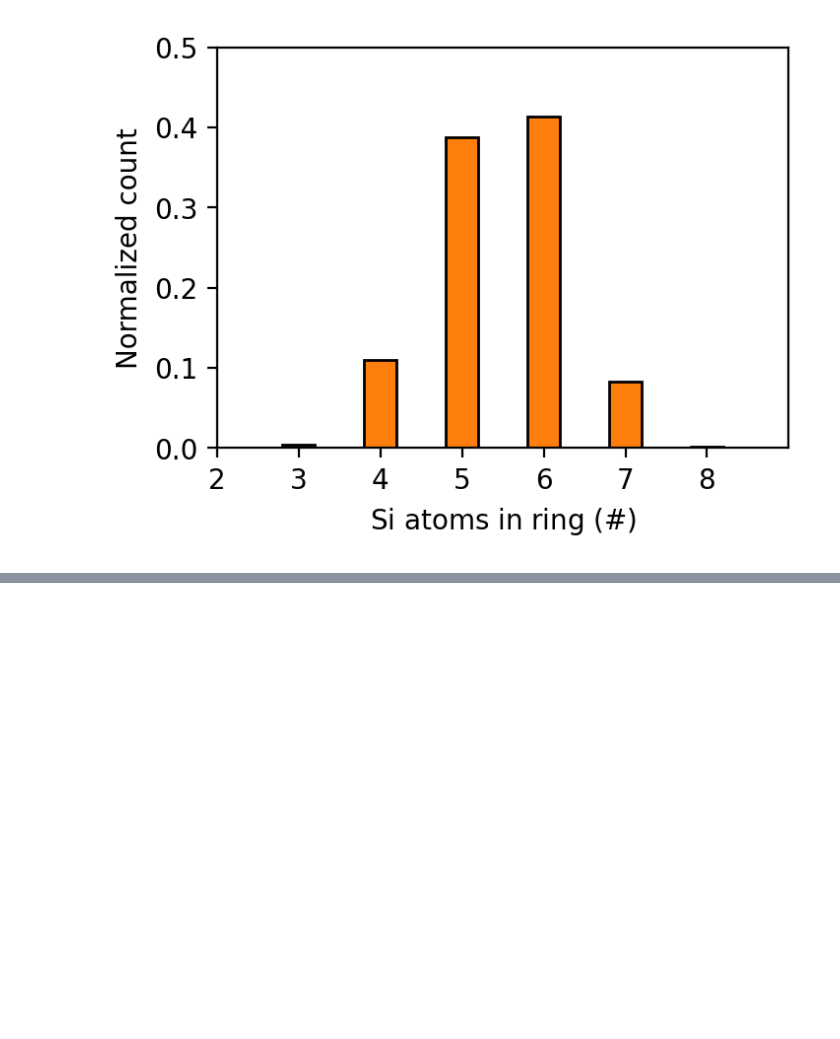
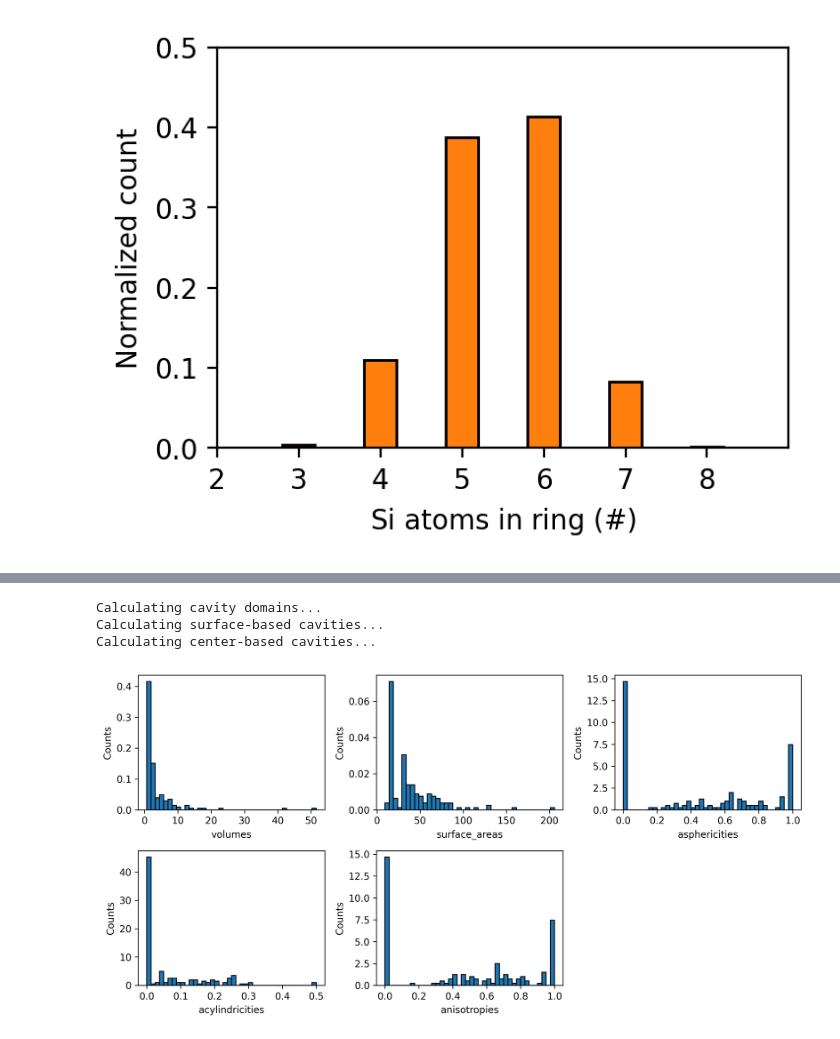
Before and after one commit to glasagent/amorphouspy, a Jupyter notebook: notebooks/StructureAnalysis.ipynb, the cells around one changed output, grey strips where cells are left out. Cells and saved outputs as stored; diff of their text form; code cells hidden in the pictures; blank space fills up the shorter version.

```diff
--- a/notebooks/StructureAnalysis.ipynb
+++ b/notebooks/StructureAnalysis.ipynb
@@ -267,0 +277,19 @@ plt.show()
+# %%
+results_voids = compute_cavities(structure=atoms, resolution=64)
+
+attrs = ["volumes", "surface_areas", "asphericities", "acylindricities", "anisotropies"]
+
+
+plt.figure(figsize=(3.5 * 3, 3.5 * 2 / 1.33333), dpi=300)
+for cnt, attr in enumerate(attrs):
+    plt.subplot(2, 3, cnt + 1)
+    plt.hist(results_voids[attr], bins=40, density=True, edgecolor="black")
+    plt.xlabel(attr)
+    plt.ylabel("Counts")
+plt.tight_layout()
+plt.show()
+# %% [output]
+Calculating cavity domains...
+Calculating surface-based cavities...
+Calculating center-based cavities...
+[figure, added]
```
Also changed, not shown: parts of 3 cells of this notebook, 4 other files.
